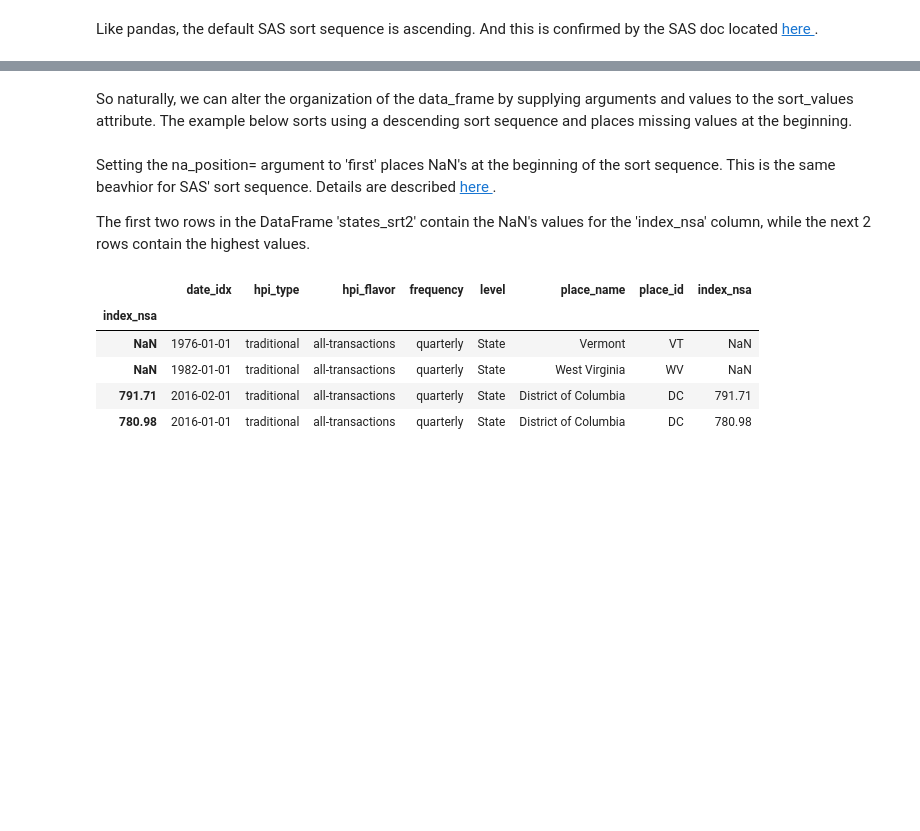
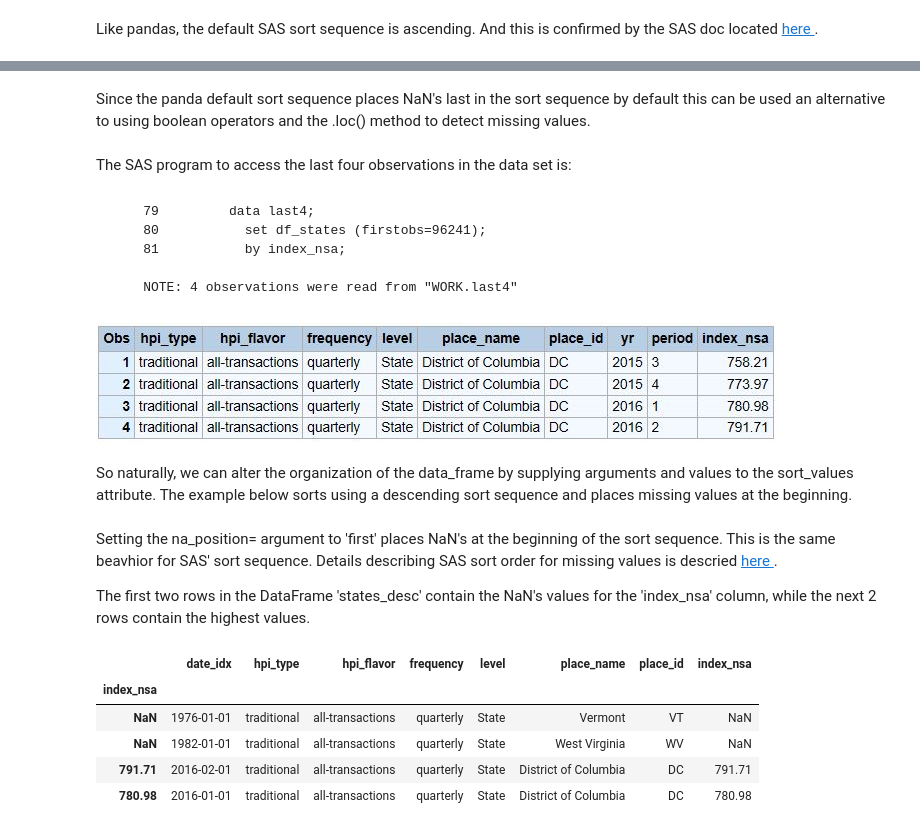
Before and after one commit to RandyBetancourt/PythonForSASUsers, a Jupyter notebook: Chapter 09 -- Panda Time Series and Date Handling.ipynb, the cells around one changed output, grey strips where cells are left out. Saved outputs shown, nothing was run; the diff lists cells and outputs as text; code cells hidden in the pictures; blank space fills up the shorter version.

`````diff
--- a/Chapter 09 -- Panda Time Series and Date Handling.ipynb
+++ b/Chapter 09 -- Panda Time Series and Date Handling.ipynb
@@ -524,3 +519,19 @@ Like pandas, the default SAS sort sequence is ascending.  And this is confirmed
+# %% [markdown]
+Since the panda default sort sequence places NaN's last in the sort sequence by default this can be used an alternative to using boolean operators and the .loc() method to detect missing values.
+# %% [markdown]
+The SAS program to access the last four observations in the data set is:
+# %% [markdown]
+````
+    79         data last4;
+    80           set df_states (firstobs=96241);
+    81           by index_nsa;
+
+    NOTE: 4 observations were read from "WORK.last4"
+````
+# %%
+Image(filename='Anaconda3\\output\\sort_last_four.JPG')
+# %% [output]
+[figure, added]
 # %% [markdown]
 So naturally, we can alter the organization of the data_frame by supplying arguments and values to the sort_values attribute.  The example below sorts using a descending sort sequence and places missing values at the beginning.
 # %%
@@ -528,5 +539,5 @@ states_srt2 = df_states.sort_values('index_nsa', ascending=False, na_position='f
 # %% [markdown]
-Setting the na_position= argument to 'first' places NaN's at the beginning of the sort sequence.  This is the same beavhior for SAS' sort sequence.  Details are described <a href="http://support.sas.com/documentation/cdl/en/lrcon/68089/HTML/default/viewer.htm#p0tmoipp0ci6wkn0z27ev47sv0ov.htm"> here </a>.
+Setting the na_position= argument to 'first' places NaN's at the beginning of the sort sequence.  This is the same beavhior for SAS' sort sequence.  Details describing SAS sort order for missing values is descried <a href="http://support.sas.com/documentation/cdl/en/lrcon/68089/HTML/default/viewer.htm#p0tmoipp0ci6wkn0z27ev47sv0ov.htm"> here </a>.
 
-The first two rows in the DataFrame 'states_srt2' contain the NaN's values for the 'index_nsa' column, while the next 2 rows contain the highest values.
+The first two rows in the DataFrame 'states_desc' contain the NaN's values for the 'index_nsa' column, while the next 2 rows contain the highest values.
 # %%
`````
Also changed, not shown: parts of 81 cells of this notebook.
